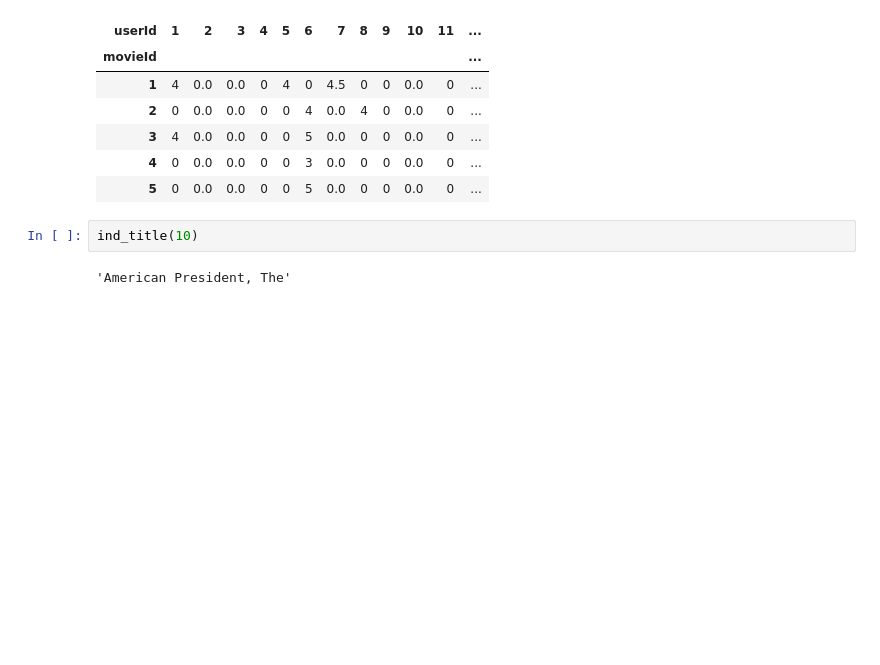
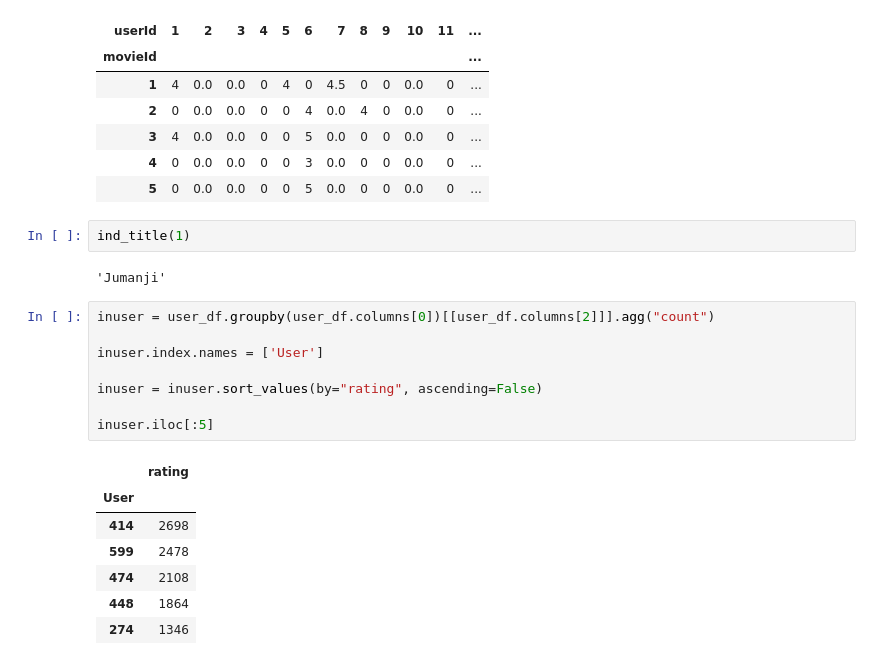
Before and after one commit to Halucida/Hutansjaksjak, a Jupyter notebook: Lab 01.ipynb, the cells around one changed output. Cells and saved outputs as stored; diff of their text form; blank space fills up the shorter version.

```diff
--- a/Lab 01.ipynb
+++ b/Lab 01.ipynb
@@ -79,6 +79,22 @@ df.iloc[:5, :15]
 | 4 | 0 | 0.0 | 0.0 | 0 | 0 | 3 | 0.0 | 0 | 0 | 0.0 | 0 | ... |
 | 5 | 0 | 0.0 | 0.0 | 0 | 0 | 5 | 0.0 | 0 | 0 | 0.0 | 0 | ... |
 # %%
-ind_title(10)
+ind_title(1)
 # %% [output]
-'American President, The'
+'Jumanji'
+# %%
+inuser = user_df.groupby(user_df.columns[0])[[user_df.columns[2]]].agg("count")
+
+inuser.index.names = ['User']
+
+inuser = inuser.sort_values(by="rating", ascending=False)
+
+inuser.iloc[:5]
+# %% [output]
+|  | rating |
+| User |  |
+| 414 | 2698 |
+| 599 | 2478 |
+| 474 | 2108 |
+| 448 | 1864 |
+| 274 | 1346 |
```
Also changed, not shown: parts of 1 cell of this notebook.
